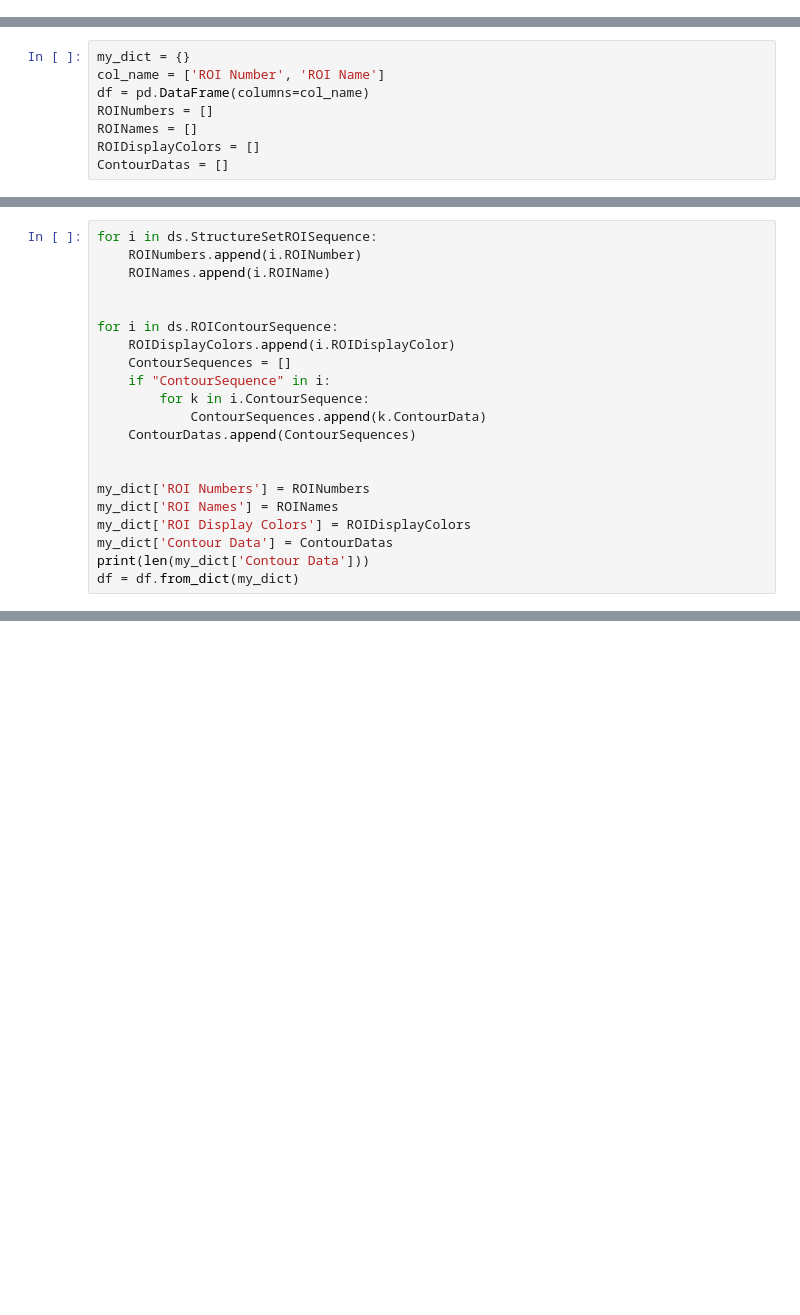
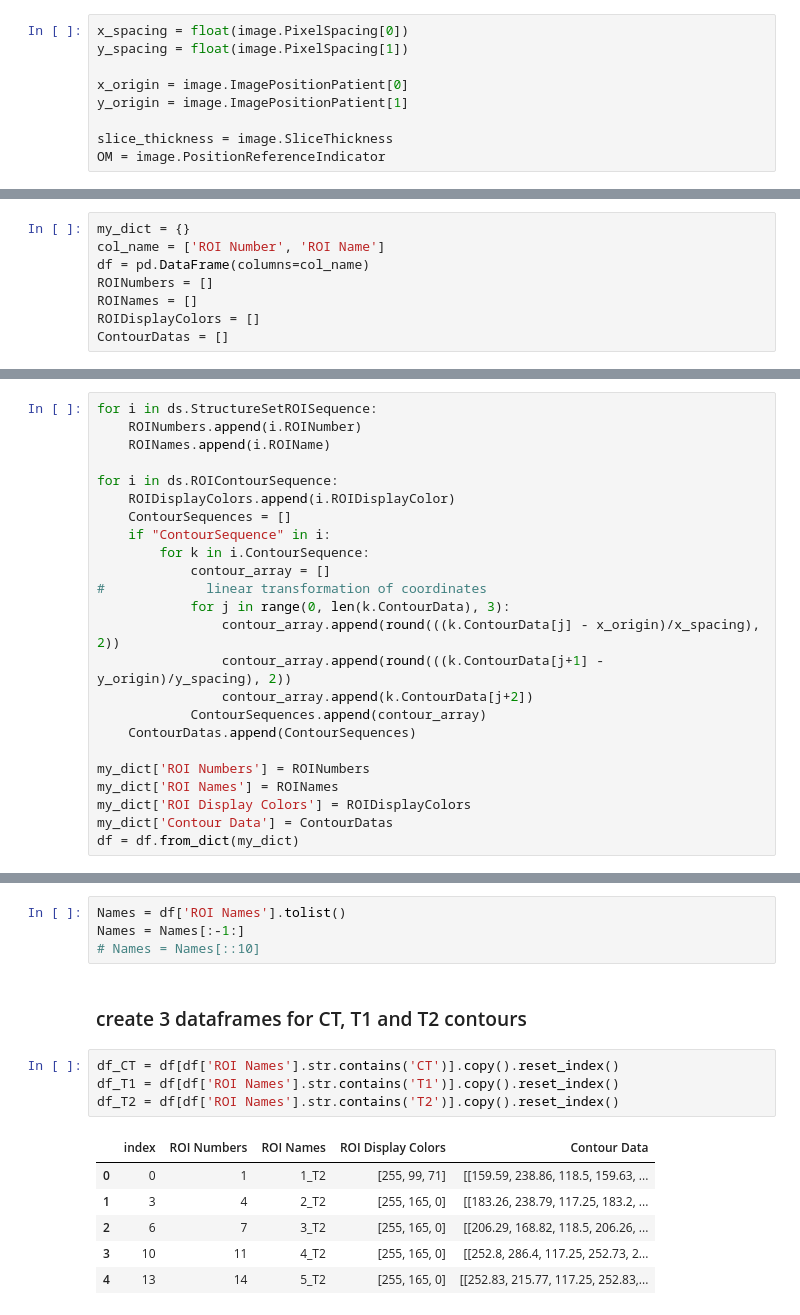
Before and after one commit to perseusf/jupyter-notebooks, a Jupyter notebook: MRIphantom/dataframe.ipynb, the cells around one changed output, grey strips where cells are left out. Drawn from its saved outputs; the diff is of its cells as text; blank space fills up the shorter version.

Commit message:
dataframe notebook

```diff
--- a/MRIphantom/dataframe.ipynb
+++ b/MRIphantom/dataframe.ipynb
@@ -13,0 +21,9 @@ image = dcmread(path + image)
+# %%
+x_spacing = float(image.PixelSpacing[0])
+y_spacing = float(image.PixelSpacing[1])
+
+x_origin = image.ImagePositionPatient[0]
+y_origin = image.ImagePositionPatient[1]
+
+slice_thickness = image.SliceThickness
+OM = image.PositionReferenceIndicator
@@ -23,20 +43,23 @@ ContourDatas = []
 for i in ds.StructureSetROISequence:
     ROINumbers.append(i.ROINumber)
     ROINames.append(i.ROIName)
-
 
 for i in ds.ROIContourSequence:
     ROIDisplayColors.append(i.ROIDisplayColor)
     ContourSequences = []
     if "ContourSequence" in i:
         for k in i.ContourSequence:
-            ContourSequences.append(k.ContourData)
+            contour_array = []
+#             linear transformation of coordinates
+            for j in range(0, len(k.ContourData), 3):
+                contour_array.append(round(((k.ContourData[j] - x_origin)/x_spacing), 2))
+                contour_array.append(round(((k.ContourData[j+1] - y_origin)/y_spacing), 2))
+                contour_array.append(k.ContourData[j+2])
+            ContourSequences.append(contour_array)
     ContourDatas.append(ContourSequences)
-
 
 my_dict['ROI Numbers'] = ROINumbers
 my_dict['ROI Names'] = ROINames
 my_dict['ROI Display Colors'] = ROIDisplayColors
 my_dict['Contour Data'] = ContourDatas
-print(len(my_dict['Contour Data']))
 df = df.from_dict(my_dict)
@@ -60,0 +92,17 @@ df
+# %%
+Names = df['ROI Names'].tolist()
+Names = Names[:-1:]
+# Names = Names[::10]
+# %% [markdown]
+### create 3 dataframes for CT, T1 and T2 contours
+# %%
+df_CT = df[df['ROI Names'].str.contains('CT')].copy().reset_index()
+df_T1 = df[df['ROI Names'].str.contains('T1')].copy().reset_index()
+df_T2 = df[df['ROI Names'].str.contains('T2')].copy().reset_index()
+# %% [output]
+|  | index | ROI Numbers | ROI Names | ROI Display Colors | Contour Data |
+| 0 | 0 | 1 | 1_T2 | [255, 99, 71] | [[159.59, 238.86, 118.5, 159.63, ... |
+| 1 | 3 | 4 | 2_T2 | [255, 165, 0] | [[183.26, 238.79, 117.25, 183.2, ... |
+| 2 | 6 | 7 | 3_T2 | [255, 165, 0] | [[206.29, 168.82, 118.5, 206.26, ... |
+| 3 | 10 | 11 | 4_T2 | [255, 165, 0] | [[252.8, 286.4, 117.25, 252.73, 2... |
+| 4 | 13 | 14 | 5_T2 | [255, 165, 0] | [[252.83, 215.77, 117.25, 252.83,... |
```
Also changed, not shown: parts of 22 cells of this notebook.
